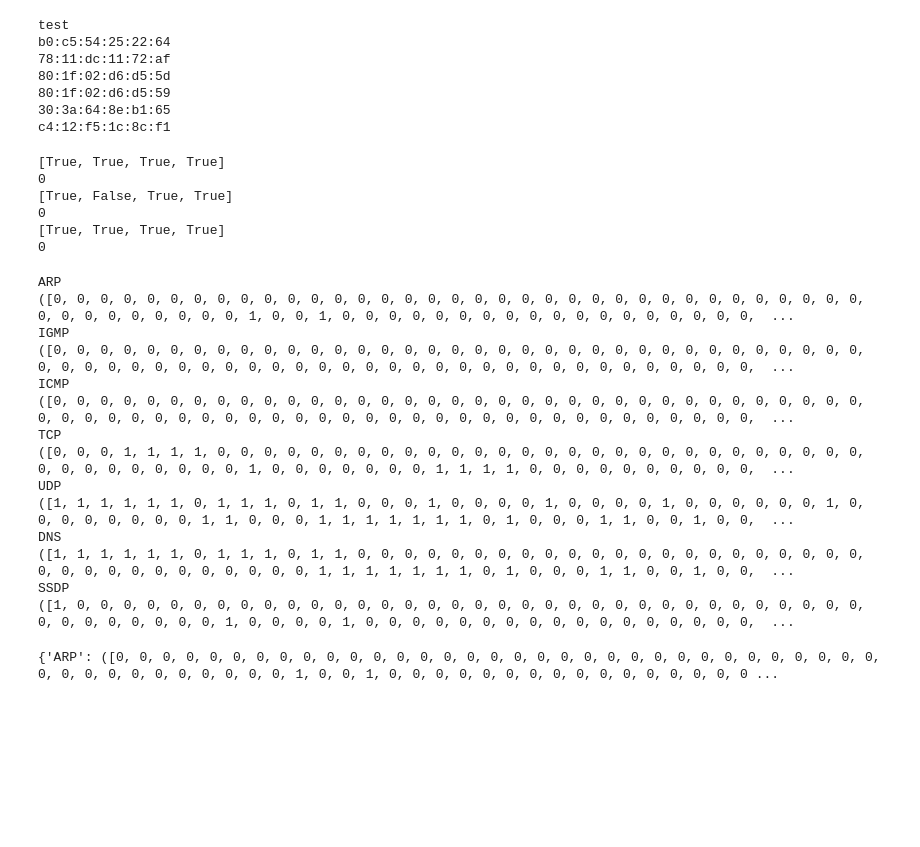
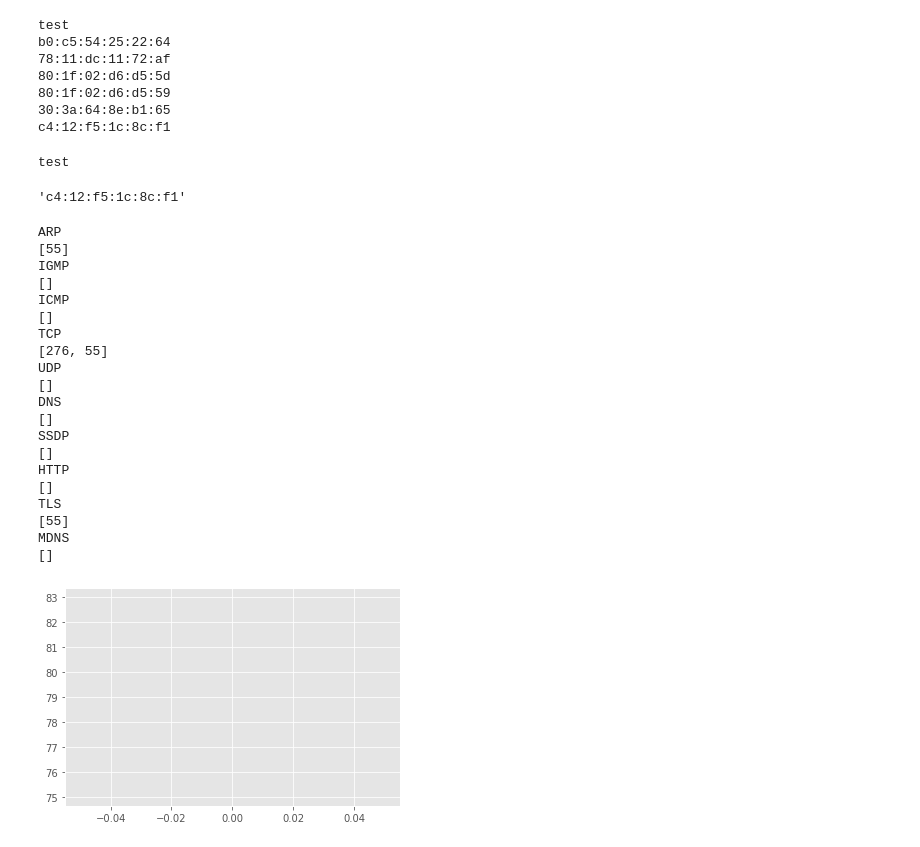
Before and after one commit to moraeyeowoo/anomaly, a Jupyter notebook: report.ipynb, the cells around one changed output. Saved outputs shown, nothing was run; the diff lists cells and outputs as text; code cells hidden in the pictures; blank space fills up the shorter version.

```diff
--- a/report.ipynb
+++ b/report.ipynb
@@ -15,46 +15,63 @@ b0:c5:54:25:22:64
 80:1f:02:d6:d5:59
 30:3a:64:8e:b1:65
 c4:12:f5:1c:8c:f1
+# %%
+print(devices[0].device_mac_address)
+# %% [output]
+test
+# %%
+
+devices[4].device_mac_address
+devices[5].device_mac_address
+devices[6].device_mac_address
+# %% [output]
+'c4:12:f5:1c:8c:f1'
 # %%
 dlink1 = devices[1]
 dlink1_packets = dlink1.packet_set.all()
 dlink1_arp_ts = get_time_series(dlink1_packets, ARP)
 dlink1_tcp_ts = get_time_series(dlink1_packets, TCP)
-dlink1_dns_ts = get_time_series(dlink1_packets, DNS)
+dlink1_tls_ts = get_time_series(dlink1_packets, TLS)
 
 sub_periods = get_sub_periods(dlink1_packets)
 filtered_periods= filter_periods(sub_periods)
-# %% [output]
-[True, True, True, True]
-0
-[True, False, True, True]
-0
-[True, True, True, True]
-0
 # %%
 for key in filtered_periods:
     print(key)
-    print(filtered_periods[key])
+    print(filtered_periods[key][1])
 # %% [output]
 ARP
-([0, 0, 0, 0, 0, 0, 0, 0, 0, 0, 0, 0, 0, 0, 0, 0, 0, 0, 0, 0, 0, 0, 0, 0, 0, 0, 0, 0, 0, 0, 0, 0, 0, 0, 0, 0, 0, 0, 0, 0, 0, 0, 0, 0, 1, 0, 0, 1, 0, 0, 0, 0, 0, 0, 0, 0, 0, 0, 0, 0, 0, 0, 0, 0, 0, 0,  ...
+[55]
 IGMP
-([0, 0, 0, 0, 0, 0, 0, 0, 0, 0, 0, 0, 0, 0, 0, 0, 0, 0, 0, 0, 0, 0, 0, 0, 0, 0, 0, 0, 0, 0, 0, 0, 0, 0, 0, 0, 0, 0, 0, 0, 0, 0, 0, 0, 0, 0, 0, 0, 0, 0, 0, 0, 0, 0, 0, 0, 0, 0, 0, 0, 0, 0, 0, 0, 0, 0,  ...
+[]
 ICMP
-([0, 0, 0, 0, 0, 0, 0, 0, 0, 0, 0, 0, 0, 0, 0, 0, 0, 0, 0, 0, 0, 0, 0, 0, 0, 0, 0, 0, 0, 0, 0, 0, 0, 0, 0, 0, 0, 0, 0, 0, 0, 0, 0, 0, 0, 0, 0, 0, 0, 0, 0, 0, 0, 0, 0, 0, 0, 0, 0, 0, 0, 0, 0, 0, 0, 0,  ...
+[]
 TCP
-([0, 0, 0, 1, 1, 1, 1, 0, 0, 0, 0, 0, 0, 0, 0, 0, 0, 0, 0, 0, 0, 0, 0, 0, 0, 0, 0, 0, 0, 0, 0, 0, 0, 0, 0, 0, 0, 0, 0, 0, 0, 0, 0, 0, 1, 0, 0, 0, 0, 0, 0, 0, 1, 1, 1, 1, 0, 0, 0, 0, 0, 0, 0, 0, 0, 0,  ...
+[276, 55]
 UDP
-([1, 1, 1, 1, 1, 1, 0, 1, 1, 1, 0, 1, 1, 0, 0, 0, 1, 0, 0, 0, 0, 1, 0, 0, 0, 0, 1, 0, 0, 0, 0, 0, 0, 1, 0, 0, 0, 0, 0, 0, 0, 0, 1, 1, 0, 0, 0, 1, 1, 1, 1, 1, 1, 1, 0, 1, 0, 0, 0, 1, 1, 0, 0, 1, 0, 0,  ...
+[]
 DNS
-([1, 1, 1, 1, 1, 1, 0, 1, 1, 1, 0, 1, 1, 0, 0, 0, 0, 0, 0, 0, 0, 0, 0, 0, 0, 0, 0, 0, 0, 0, 0, 0, 0, 0, 0, 0, 0, 0, 0, 0, 0, 0, 0, 0, 0, 0, 0, 1, 1, 1, 1, 1, 1, 1, 0, 1, 0, 0, 0, 1, 1, 0, 0, 1, 0, 0,  ...
+[]
 SSDP
-([1, 0, 0, 0, 0, 0, 0, 0, 0, 0, 0, 0, 0, 0, 0, 0, 0, 0, 0, 0, 0, 0, 0, 0, 0, 0, 0, 0, 0, 0, 0, 0, 0, 0, 0, 0, 0, 0, 0, 0, 0, 0, 0, 1, 0, 0, 0, 0, 1, 0, 0, 0, 0, 0, 0, 0, 0, 0, 0, 0, 0, 0, 0, 0, 0, 0,  ...
+[]
+HTTP
+[]
+TLS
+[55]
+MDNS
+[]
-# %%
-dlink_periods = get_periods(dlink1_packets,0,1800)
-print(dlink_periods)
-# %% [output]
-{'ARP': ([0, 0, 0, 0, 0, 0, 0, 0, 0, 0, 0, 0, 0, 0, 0, 0, 0, 0, 0, 0, 0, 0, 0, 0, 0, 0, 0, 0, 0, 0, 0, 0, 0, 0, 0, 0, 0, 0, 0, 0, 0, 0, 0, 0, 1, 0, 0, 1, 0, 0, 0, 0, 0, 0, 0, 0, 0, 0, 0, 0, 0, 0, 0, 0 ...
+# %%
+x = dlink1_tcp_ts
+y = fft(x)
+y_abs = np.absolute(y)
+indices = range(0,len(x))
+Yf = [ (k, y_abs[k]) for k in indices]
+
+plt.style.use('ggplot')
+plt.plot(y[0])
+plt.show()
+# %% [output]
+[figure, added]
 # %%
 
 
```
Also changed, not shown: parts of 11 cells of this notebook, 8 other files.
